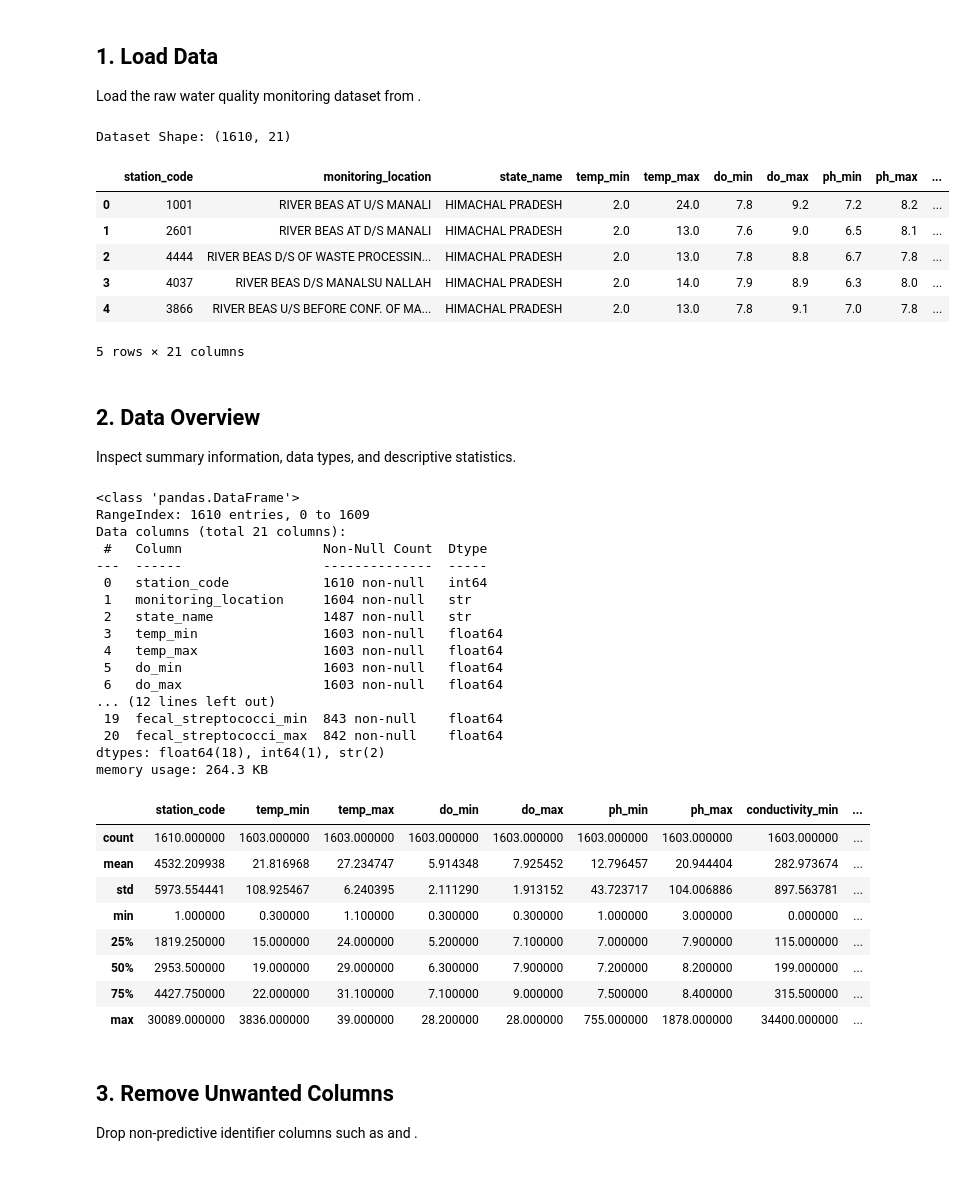
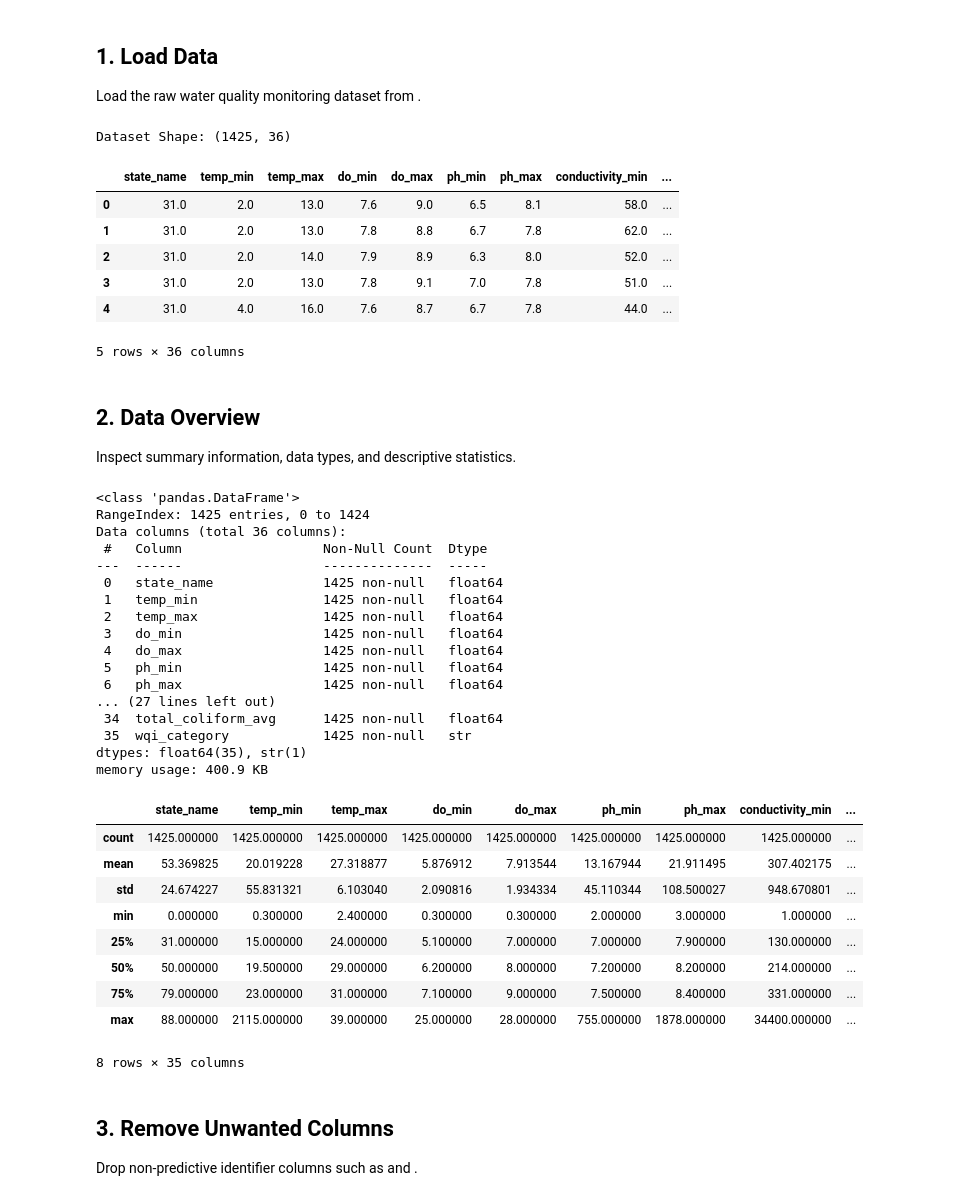
Before and after one commit to Girijaray07/Ganga-Cleaning-mission, a Jupyter notebook: ganga-knn.ipynb, the cells around one changed output. Drawn from its saved outputs; the diff is of its cells as text; code cells hidden in the pictures.

```diff
--- a/ganga-knn.ipynb
+++ b/ganga-knn.ipynb
@@ -23,18 +23,18 @@ from sklearn.metrics import (
 Load the raw water quality monitoring dataset from .
 # %%
 # --- 1. Load Data ---
-df = pd.read_csv("Datasets/stations_full.csv", skiprows=[1])
+df = pd.read_csv("Datasets/cleaned_stations.csv", skiprows=[1])
 print(f"Dataset Shape: {df.shape}")
 df.head()
 # %% [output]
-Dataset Shape: (1610, 21)
+Dataset Shape: (1425, 36)
-|  | station_code | monitoring_location | state_name | temp_min | temp_max | do_min | do_max | ph_min | ph_max | ... |
-| 0 | 1001 | RIVER BEAS AT U/S MANALI | HIMACHAL PRADESH | 2.0 | 24.0 | 7.8 | 9.2 | 7.2 | 8.2 | ... |
-| 1 | 2601 | RIVER BEAS AT D/S MANALI | HIMACHAL PRADESH | 2.0 | 13.0 | 7.6 | 9.0 | 6.5 | 8.1 | ... |
-| 2 | 4444 | RIVER BEAS D/S OF WASTE PROCESSIN... | HIMACHAL PRADESH | 2.0 | 13.0 | 7.8 | 8.8 | 6.7 | 7.8 | ... |
-| 3 | 4037 | RIVER BEAS D/S MANALSU NALLAH | HIMACHAL PRADESH | 2.0 | 14.0 | 7.9 | 8.9 | 6.3 | 8.0 | ... |
-| 4 | 3866 | RIVER BEAS U/S BEFORE CONF. OF MA... | HIMACHAL PRADESH | 2.0 | 13.0 | 7.8 | 9.1 | 7.0 | 7.8 | ... |
+|  | state_name | temp_min | temp_max | do_min | do_max | ph_min | ph_max | conductivity_min | ... |
+| 0 | 31.0 | 2.0 | 13.0 | 7.6 | 9.0 | 6.5 | 8.1 | 58.0 | ... |
+| 1 | 31.0 | 2.0 | 13.0 | 7.8 | 8.8 | 6.7 | 7.8 | 62.0 | ... |
+| 2 | 31.0 | 2.0 | 14.0 | 7.9 | 8.9 | 6.3 | 8.0 | 52.0 | ... |
+| 3 | 31.0 | 2.0 | 13.0 | 7.8 | 9.1 | 7.0 | 7.8 | 51.0 | ... |
+| 4 | 31.0 | 4.0 | 16.0 | 7.6 | 8.7 | 6.7 | 7.8 | 44.0 | ... |
-5 rows × 21 columns
+5 rows × 36 columns
 # %% [markdown]
 ## 2. Data Overview
 Inspect summary information, data types, and descriptive statistics.
@@ -43,35 +43,36 @@ Inspect summary information, data types, and descriptive statistics.
 df.info()
 # %% [output]
 <class 'pandas.DataFrame'>
-RangeIndex: 1610 entries, 0 to 1609
-Data columns (total 21 columns):
+RangeIndex: 1425 entries, 0 to 1424
+Data columns (total 36 columns):
  #   Column                  Non-Null Count  Dtype
 ---  ------                  --------------  -----
- 0   station_code            1610 non-null   int64
- 1   monitoring_location     1604 non-null   str
- 2   state_name              1487 non-null   str
- 3   temp_min                1603 non-null   float64
- 4   temp_max                1603 non-null   float64
- 5   do_min                  1603 non-null   float64
- 6   do_max                  1603 non-null   float64
-... (12 lines left out)
- 19  fecal_streptococci_min  843 non-null    float64
- 20  fecal_streptococci_max  842 non-null    float64
-dtypes: float64(18), int64(1), str(2)
-memory usage: 264.3 KB
+ 0   state_name              1425 non-null   float64
+ 1   temp_min                1425 non-null   float64
+ 2   temp_max                1425 non-null   float64
+ 3   do_min                  1425 non-null   float64
+ 4   do_max                  1425 non-null   float64
+ 5   ph_min                  1425 non-null   float64
+ 6   ph_max                  1425 non-null   float64
+... (27 lines left out)
+ 34  total_coliform_avg      1425 non-null   float64
+ 35  wqi_category            1425 non-null   str
+dtypes: float64(35), str(1)
+memory usage: 400.9 KB
 # %%
 # View numerical column statistics
 df.describe()
 # %% [output]
-|  | station_code | temp_min | temp_max | do_min | do_max | ph_min | ph_max | conductivity_min | ... |
-| count | 1610.000000 | 1603.000000 | 1603.000000 | 1603.000000 | 1603.000000 | 1603.000000 | 1603.000000 | 1603.000000 | ... |
-| mean | 4532.209938 | 21.816968 | 27.234747 | 5.914348 | 7.925452 | 12.796457 | 20.944404 | 282.973674 | ... |
-| std | 5973.554441 | 108.925467 | 6.240395 | 2.111290 | 1.913152 | 43.723717 | 104.006886 | 897.563781 | ... |
-| min | 1.000000 | 0.300000 | 1.100000 | 0.300000 | 0.300000 | 1.000000 | 3.000000 | 0.000000 | ... |
-| 25% | 1819.250000 | 15.000000 | 24.000000 | 5.200000 | 7.100000 | 7.000000 | 7.900000 | 115.000000 | ... |
-| 50% | 2953.500000 | 19.000000 | 29.000000 | 6.300000 | 7.900000 | 7.200000 | 8.200000 | 199.000000 | ... |
-| 75% | 4427.750000 | 22.000000 | 31.100000 | 7.100000 | 9.000000 | 7.500000 | 8.400000 | 315.500000 | ... |
-| max | 30089.000000 | 3836.000000 | 39.000000 | 28.200000 | 28.000000 | 755.000000 | 1878.000000 | 34400.000000 | ... |
+|  | state_name | temp_min | temp_max | do_min | do_max | ph_min | ph_max | conductivity_min | ... |
+| count | 1425.000000 | 1425.000000 | 1425.000000 | 1425.000000 | 1425.000000 | 1425.000000 | 1425.000000 | 1425.000000 | ... |
+| mean | 53.369825 | 20.019228 | 27.318877 | 5.876912 | 7.913544 | 13.167944 | 21.911495 | 307.402175 | ... |
+| std | 24.674227 | 55.831321 | 6.103040 | 2.090816 | 1.934334 | 45.110344 | 108.500027 | 948.670801 | ... |
+| min | 0.000000 | 0.300000 | 2.400000 | 0.300000 | 0.300000 | 2.000000 | 3.000000 | 1.000000 | ... |
+| 25% | 31.000000 | 15.000000 | 24.000000 | 5.100000 | 7.000000 | 7.000000 | 7.900000 | 130.000000 | ... |
+| 50% | 50.000000 | 19.500000 | 29.000000 | 6.200000 | 8.000000 | 7.200000 | 8.200000 | 214.000000 | ... |
+| 75% | 79.000000 | 23.000000 | 31.000000 | 7.100000 | 9.000000 | 7.500000 | 8.400000 | 331.000000 | ... |
+| max | 88.000000 | 2115.000000 | 39.000000 | 25.000000 | 28.000000 | 755.000000 | 1878.000000 | 34400.000000 | ... |
+8 rows × 35 columns
 # %% [markdown]
 ## 3. Remove Unwanted Columns
 Drop non-predictive identifier columns such as  and .
```
Also changed, not shown: parts of 9 cells of this notebook, 13 other files.
